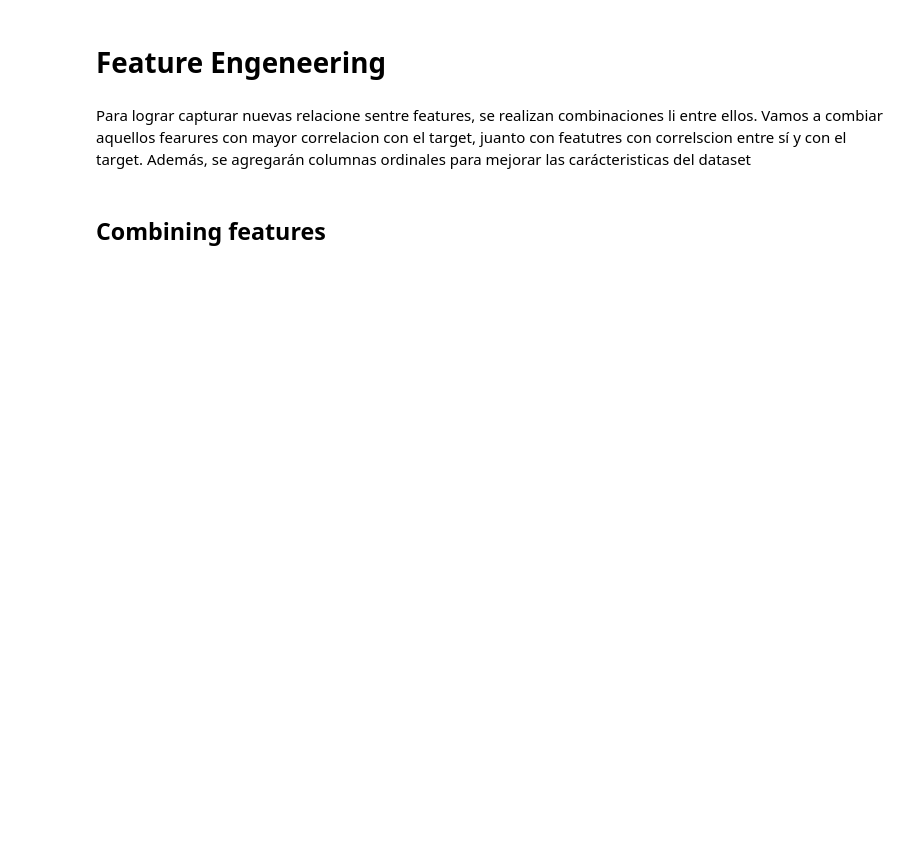
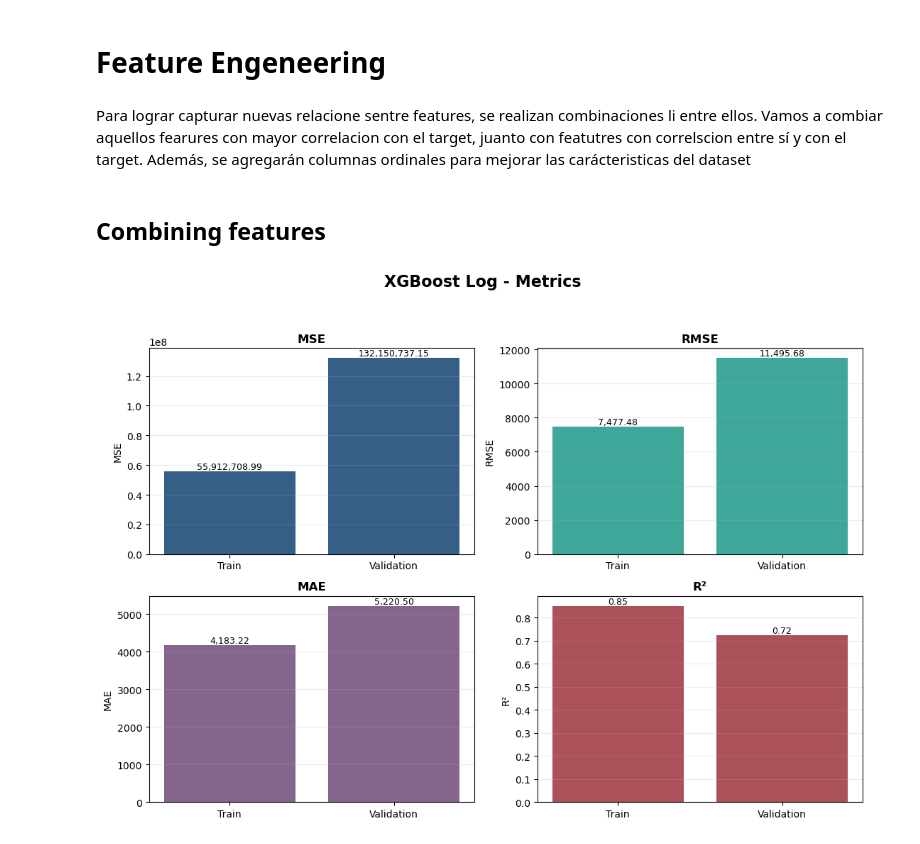
Before and after one commit to abrildiaco/TP_Final_ML, a Jupyter notebook: notebooks/feature_engeneering.ipynb, the cells around one changed output. Cells and saved outputs as stored; diff of their text form; code cells hidden in the pictures; blank space fills up the shorter version.

```diff
--- a/notebooks/feature_engeneering.ipynb
+++ b/notebooks/feature_engeneering.ipynb
@@ -32,8 +38,32 @@ Para lograr capturar nuevas relacione sentre features, se realizan combinaciones
 # %% [markdown]
 ## Combining features
 # %%
-X_train_pp["antiguedad"]   = 2025 - X_train_pp["Año"]
-X_train_pp["km_por_año"]   = X_train_pp["Kilómetros"] / X_train_pp["antiguedad"].clip(lower=1)
+X_train_pp["antiguedad"] = 2025 - X_train_pp["Año"]
+X_train_pp["km_por_año"] = X_train_pp["Kilómetros"] / X_train_pp["antiguedad"].clip(lower=1)
+X_train_pp["0km"] = (X_train_pp["Kilómetros"] == 0).astype(int)
+X_train_pp["cilindrada_turbo"] = X_train_pp["Cilindrada"] * X_train_pp["Tiene turbo"]
 
-X_val_pp["antiguedad"]   = 2025 - X_val_pp["Año"]
-X_val_pp["km_por_año"]   = X_val_pp["Kilómetros"] / X_val_pp["antiguedad"].clip(lower=1)
+X_val_pp["antiguedad"] = 2025 - X_val_pp["Año"]
+X_val_pp["km_por_año"] = X_val_pp["Kilómetros"] / X_val_pp["antiguedad"].clip(lower=1)
+X_val_pp["0km"] = (X_val_pp["Kilómetros"] == 0).astype(int)
+X_val_pp["cilindrada_turbo"] = X_val_pp["Cilindrada"] * X_val_pp["Tiene turbo"]
+# %%
+xgboost_log_model, xgboost_log_metrics = mod.train_xgboost(
+    X_train_pp,
+    y_train,
+    X_val_pp,
+    y_val,
+    use_log_target=True,
+    n_estimators=500,
+    learning_rate=0.05,
+    max_depth=6,
+    subsample=0.8,
+    colsample_bytree=0.8,
+)
+# %%
+visual.plot_regression_metrics(
+    xgboost_log_metrics,
+    model_name="XGBoost Log",
+)
+# %% [output]
+[figure, added]
```
Also changed, not shown: parts of 2 cells of this notebook, 3 other files.
